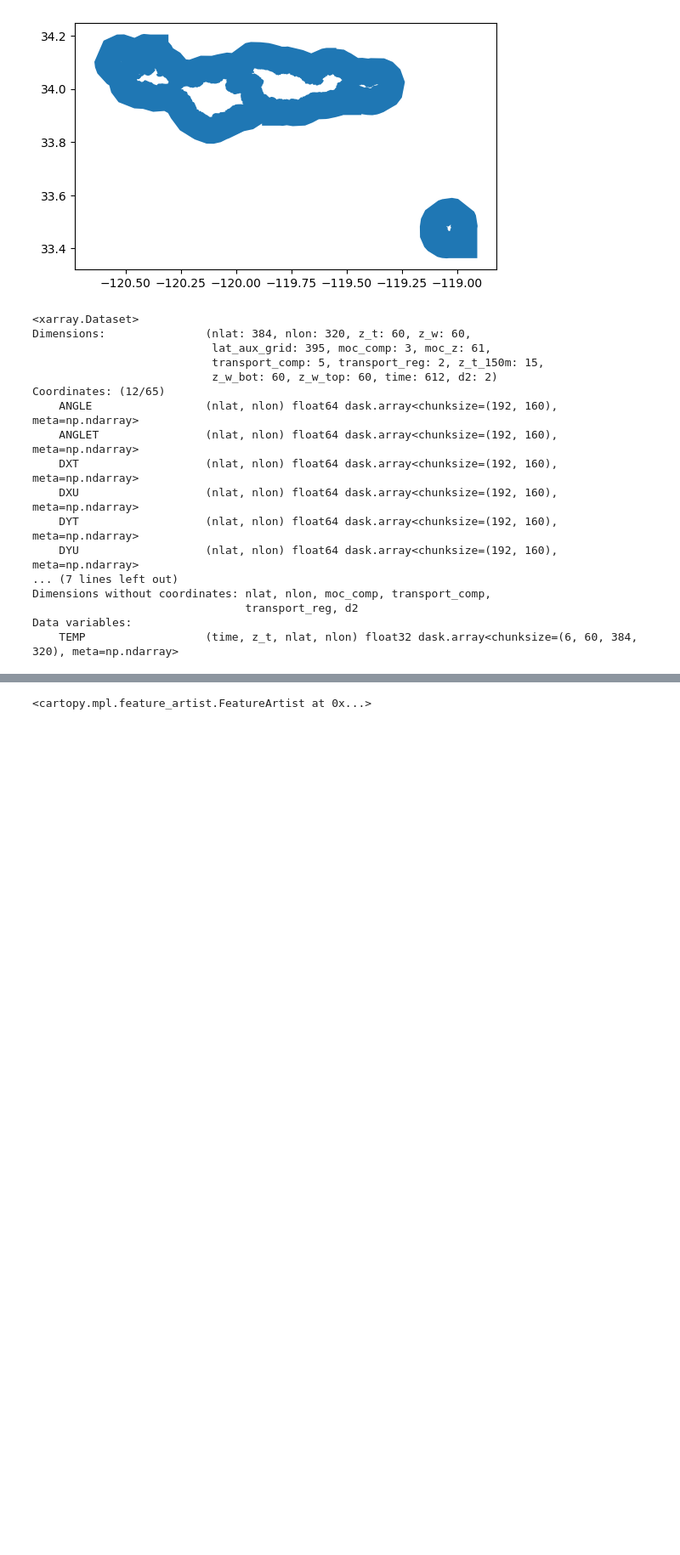
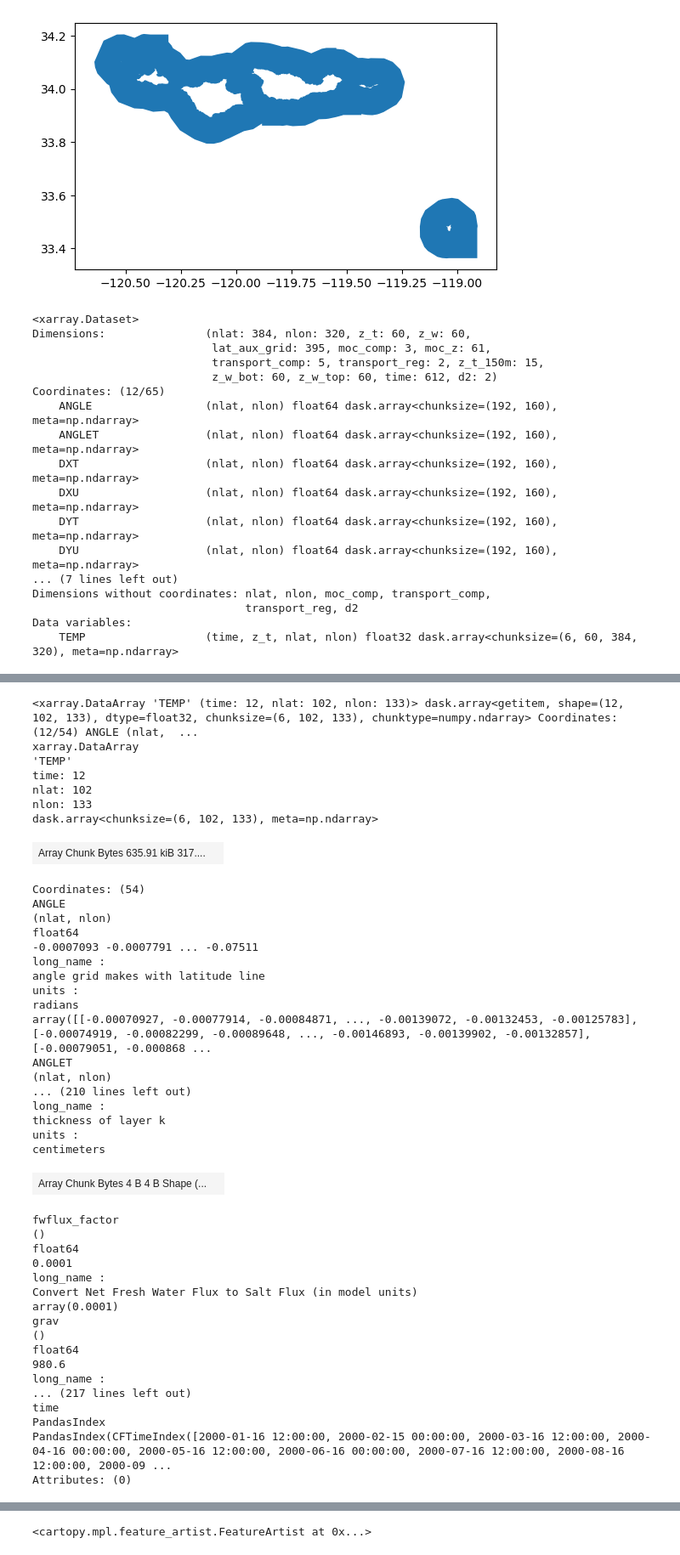
Before and after one commit to olleholt/toolkit, a Jupyter notebook: test_notebooks/patty_test_clean_v2.ipynb, the cells around one changed output, grey strips where cells are left out. Shown at 85% size. Saved outputs shown, nothing was run; the diff lists cells and outputs as text; code cells hidden in the pictures; blank space fills up the shorter version.

```diff
--- a/test_notebooks/patty_test_clean_v2.ipynb
+++ b/test_notebooks/patty_test_clean_v2.ipynb
@@ -360,0 +369,54 @@ mean_temp = test_2000_2.mean("time")
+# %%
+#select one part of the z_t to even it out
+test_2000_2 = temp.TEMP.sel(z_t = 0, method = "nearest")
+#test_2000_2 #print out to see the xarray
+point = test_2000_2.sel(time='2000') #slice for only 2000 to make the xarray smaller
+point #print out xarray to see what is in it
+
+#Here, we are looking at TEMP, with time, nlat, and lon on the dimensions. Theoretically, we should have
+#a line graph that has time on the x axis, temp on the y axis, and the title being the information found at
+#that level (in this case it is z_t = 0, method = "nearest")
+# %% [output]
+<xarray.DataArray 'TEMP' (time: 12, nlat: 102, nlon: 133)> dask.array<getitem, shape=(12, 102, 133), dtype=float32, chunksize=(6, 102, 133), chunktype=numpy.ndarray> Coordinates: (12/54) ANGLE (nlat,  ...
+xarray.DataArray
+'TEMP'
+time: 12
+nlat: 102
+nlon: 133
+dask.array<chunksize=(6, 102, 133), meta=np.ndarray>
+| Array Chunk Bytes 635.91 kiB 317.... |  |
+Coordinates: (54)
+ANGLE
+(nlat, nlon)
+float64
+-0.0007093 -0.0007791 ... -0.07511
+long_name :
+angle grid makes with latitude line
+units :
+radians
+array([[-0.00070927, -0.00077914, -0.00084871, ..., -0.00139072, -0.00132453, -0.00125783], [-0.00074919, -0.00082299, -0.00089648, ..., -0.00146893, -0.00139902, -0.00132857], [-0.00079051, -0.000868 ...
+ANGLET
+(nlat, nlon)
+... (210 lines left out)
+long_name :
+thickness of layer k
+units :
+centimeters
+| Array Chunk Bytes 4 B 4 B Shape (... |  |
+fwflux_factor
+()
+float64
+0.0001
+long_name :
+Convert Net Fresh Water Flux to Salt Flux (in model units)
+array(0.0001)
+grav
+()
+float64
+980.6
+long_name :
+... (217 lines left out)
+time
+PandasIndex
+PandasIndex(CFTimeIndex([2000-01-16 12:00:00, 2000-02-15 00:00:00, 2000-03-16 12:00:00, 2000-04-16 00:00:00, 2000-05-16 12:00:00, 2000-06-16 00:00:00, 2000-07-16 12:00:00, 2000-08-16 12:00:00, 2000-09 ...
+Attributes: (0)
```
Also changed, not shown: parts of 8 cells of this notebook, 2 other files.
